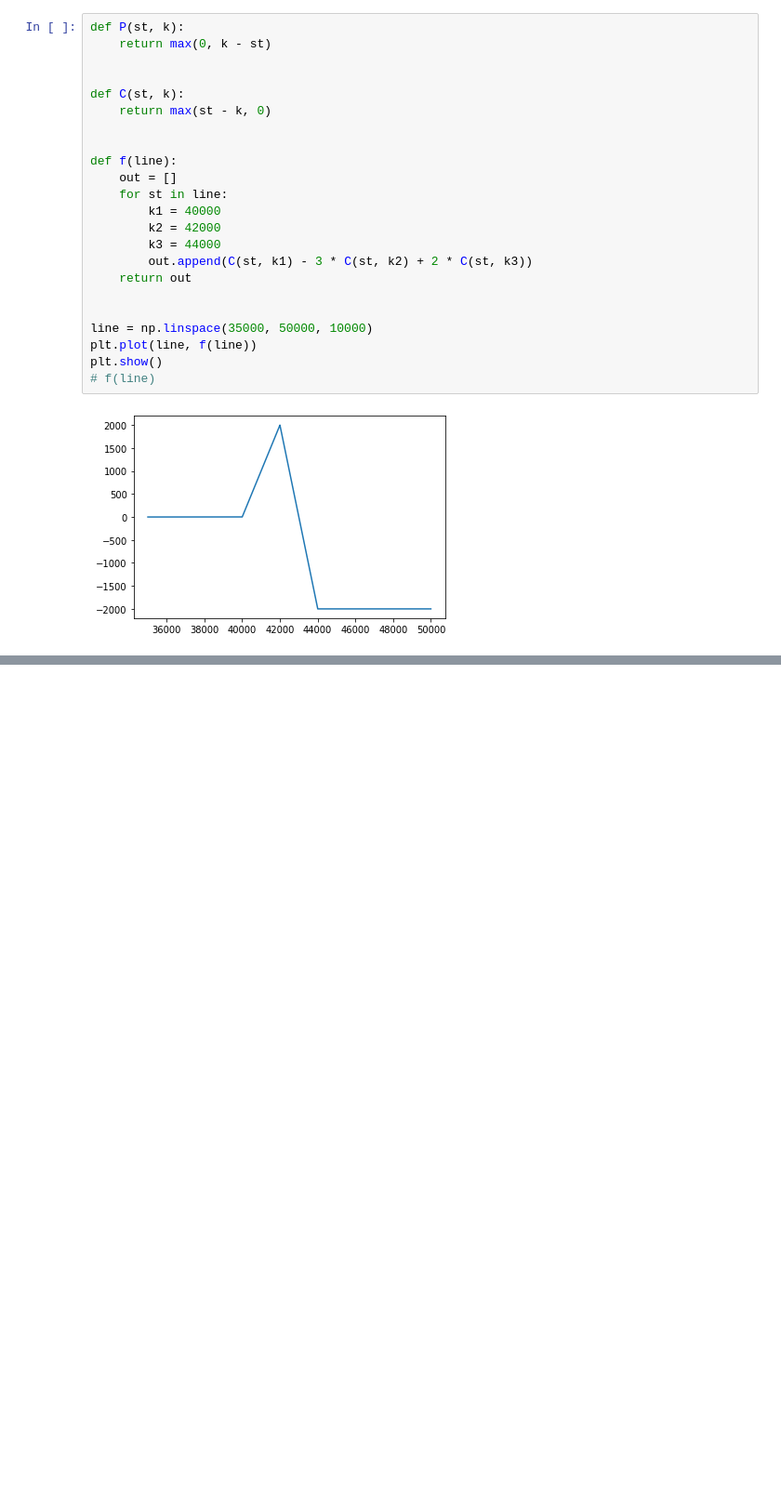
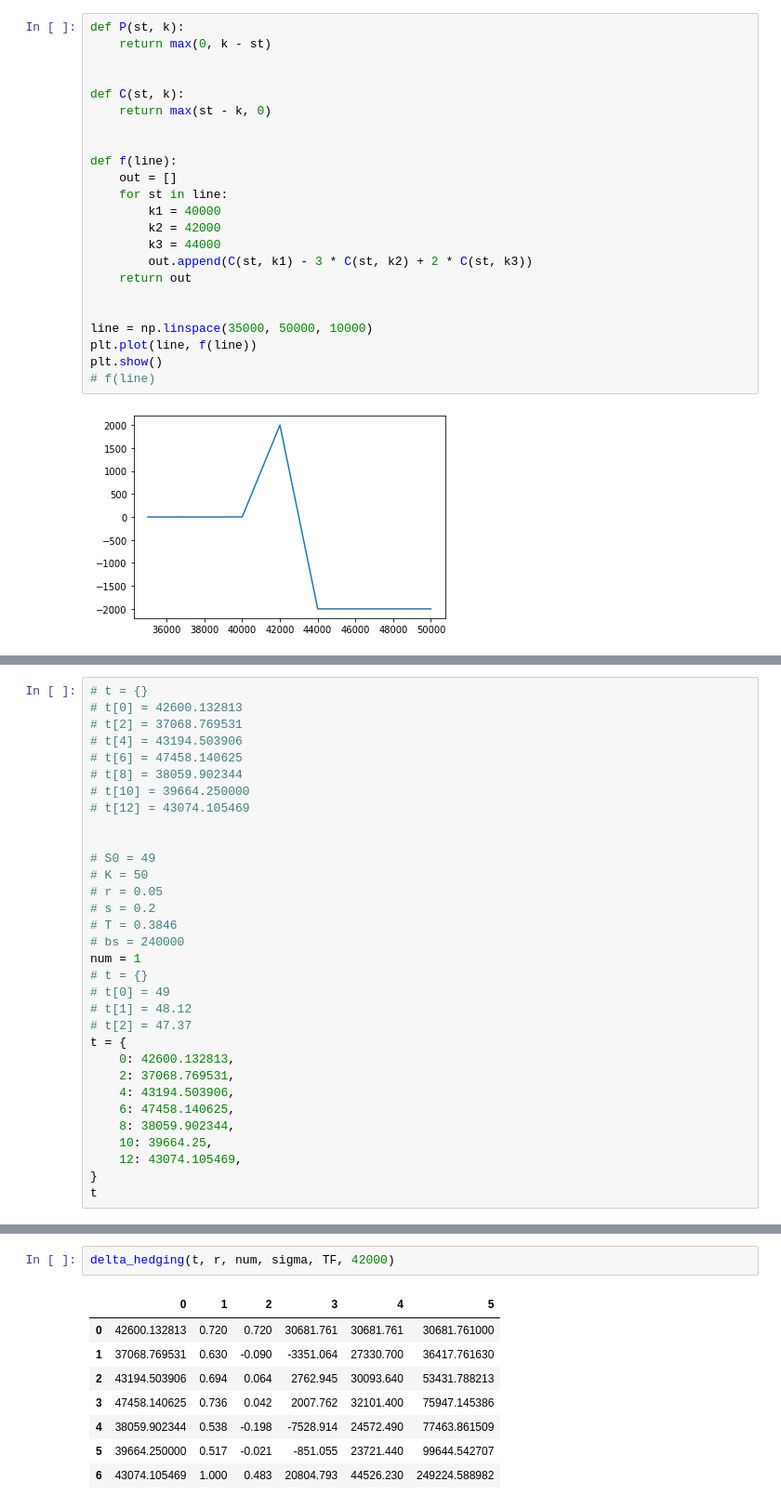
Before and after one commit to gmadurov/Financial-Mathematics, a Jupyter notebook: option pricing.ipynb, the cells around one changed output, grey strips where cells are left out. Shown at 93% size. Saved outputs shown, nothing was run; the diff lists cells and outputs as text; blank space fills up the shorter version.

```diff
--- a/option pricing.ipynb
+++ b/option pricing.ipynb
@@ -416,0 +409,32 @@ delta, theta, gamma, vega, rho
+# %%
+# t = {}
+# t[0] = 42600.132813
+# t[2] = 37068.769531
+# t[4] = 43194.503906
+# t[6] = 47458.140625
+# t[8] = 38059.902344
+# t[10] = 39664.250000
+# t[12] = 43074.105469
+
+
+# S0 = 49
+# K = 50
+# r = 0.05
+# s = 0.2
+# T = 0.3846
+# bs = 240000
+num = 1
+# t = {}
+# t[0] = 49
+# t[1] = 48.12
+# t[2] = 47.37
+t = {
+    0: 42600.132813,
+    2: 37068.769531,
+    4: 43194.503906,
+    6: 47458.140625,
+    8: 38059.902344,
+    10: 39664.25,
+    12: 43074.105469,
+}
+t
@@ -416,0 +508,11 @@ delta, theta, gamma, vega, rho
+# %%
+delta_hedging(t, r, num, sigma, TF, 42000)
+# %% [output]
+|  | 0 | 1 | 2 | 3 | 4 | 5 |
+| 0 | 42600.132813 | 0.720 | 0.720 | 30681.761 | 30681.761 | 30681.761000 |
+| 1 | 37068.769531 | 0.630 | -0.090 | -3351.064 | 27330.700 | 36417.761630 |
+| 2 | 43194.503906 | 0.694 | 0.064 | 2762.945 | 30093.640 | 53431.788213 |
+| 3 | 47458.140625 | 0.736 | 0.042 | 2007.762 | 32101.400 | 75947.145386 |
+| 4 | 38059.902344 | 0.538 | -0.198 | -7528.914 | 24572.490 | 77463.861509 |
+| 5 | 39664.250000 | 0.517 | -0.021 | -851.055 | 23721.440 | 99644.542707 |
+| 6 | 43074.105469 | 1.000 | 0.483 | 20804.793 | 44526.230 | 249224.588982 |
```
Also changed, not shown: parts of 7 cells of this notebook.
